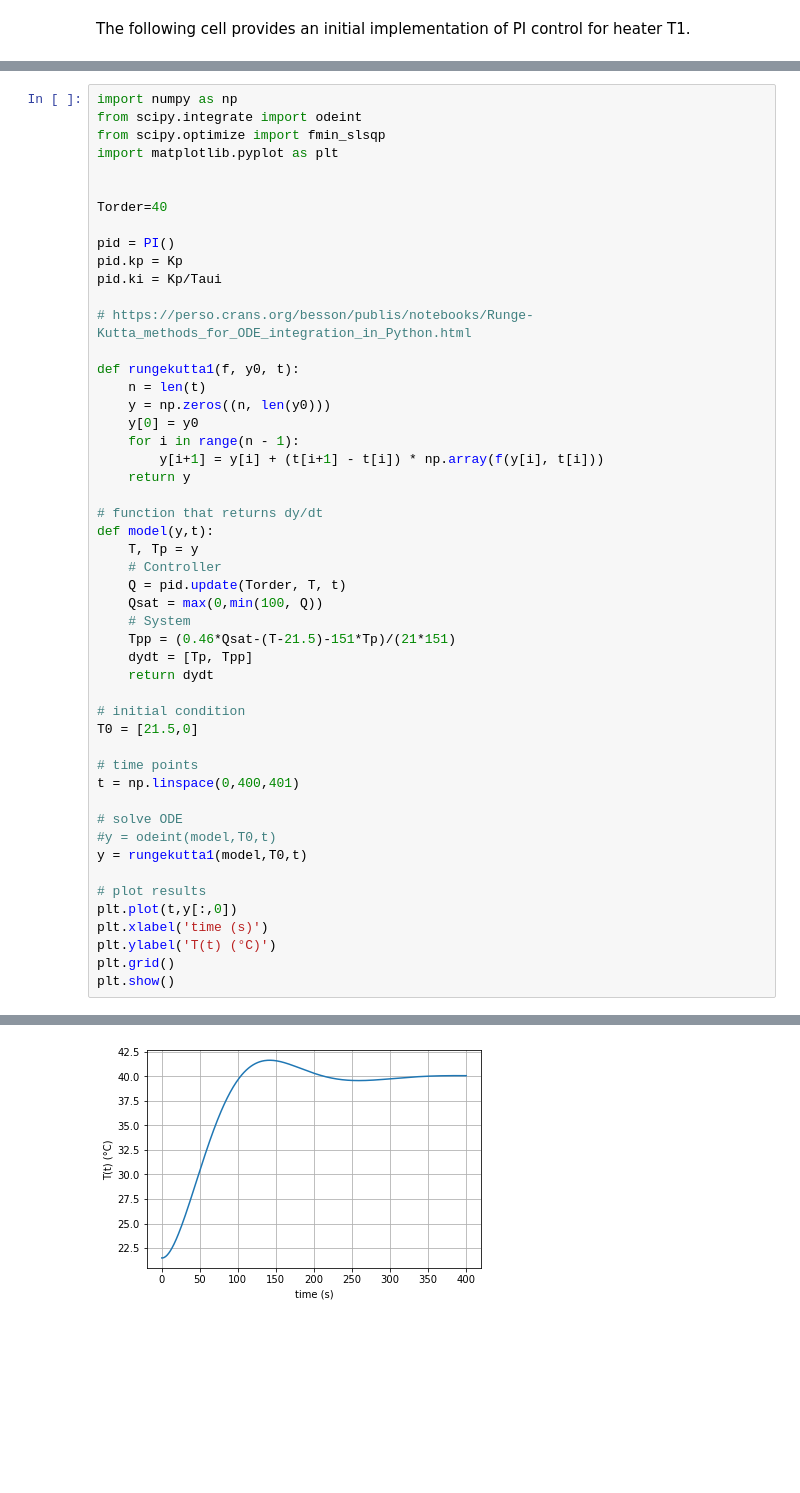
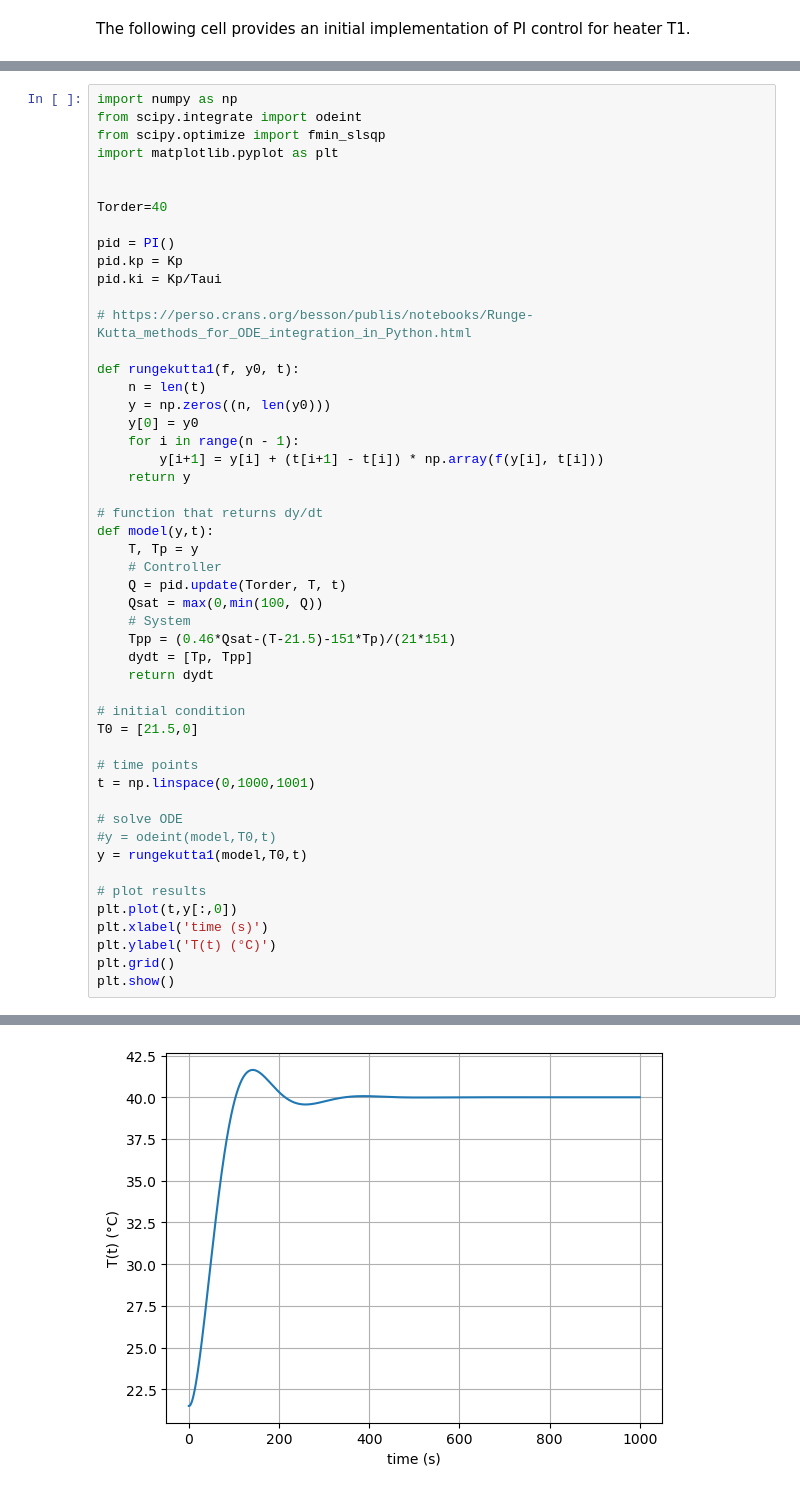
Before and after one commit to SizingLab/SystemsEngineeringIntroduction, a Jupyter notebook: notebook/zz-Lab-PI-Control.ipynb, the cells around one changed output, grey strips where cells are left out. Drawn from its saved outputs; the diff is of its cells as text; blank space fills up the shorter version.

```diff
--- a/notebook/zz-Lab-PI-Control.ipynb
+++ b/notebook/zz-Lab-PI-Control.ipynb
@@ -259,32 +278,32 @@ def rungekutta1(f, y0, t):
     return y
 
 # function that returns dy/dt
 def model(y,t):
     T, Tp = y
     # Controller
     Q = pid.update(Torder, T, t)
     Qsat = max(0,min(100, Q))
     # System
     Tpp = (0.46*Qsat-(T-21.5)-151*Tp)/(21*151)
     dydt = [Tp, Tpp]
     return dydt
 
 # initial condition
 T0 = [21.5,0]
 
 # time points
-t = np.linspace(0,400,401)
+t = np.linspace(0,1000,1001)
 
 # solve ODE
 #y = odeint(model,T0,t)
 y = rungekutta1(model,T0,t)
 
 # plot results
 plt.plot(t,y[:,0])
 plt.xlabel('time (s)')
 plt.ylabel('T(t) (°C)')
 plt.grid()
 plt.show()
 # %% [output]
 ................................
-[figure, old version]
+[figure, new version]
```
Also changed, not shown: parts of 9 cells of this notebook, 14 other files.
